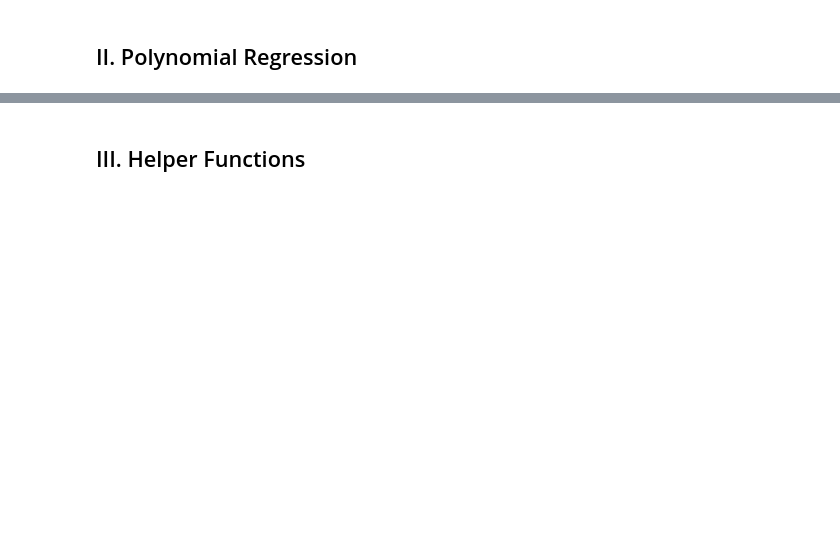
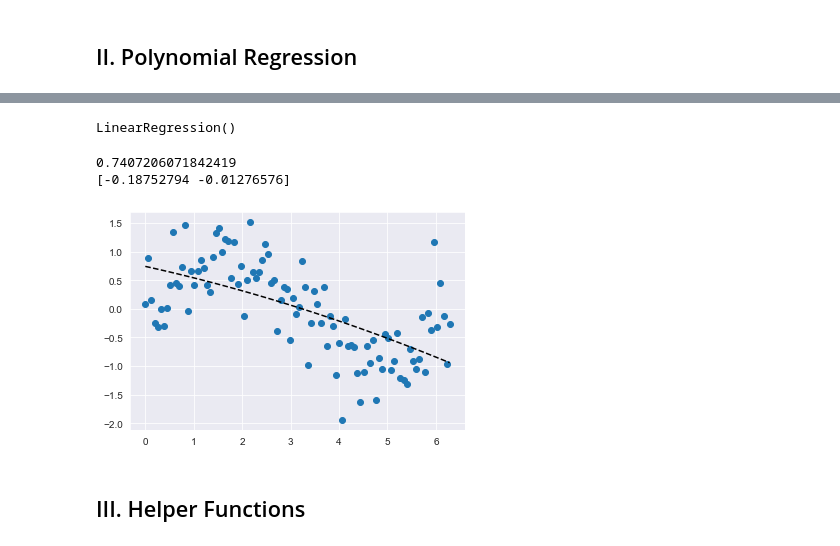
Before and after one commit to tundeiness/How_the_World_Works, a Jupyter notebook: 3 - Workbook - Adding Complexity.ipynb, the cells around one changed output, grey strips where cells are left out. Drawn from its saved outputs; the diff is of its cells as text; code cells hidden in the pictures; blank space fills up the shorter version.

Commit message:
WIP polynomial linear regression

```diff
--- a/3 - Workbook - Adding Complexity.ipynb
+++ b/3 - Workbook - Adding Complexity.ipynb
@@ -15,0 +26,8 @@ Use this space to practice writing and implementing all of the code from Coding
+# %%
+# import the dataset
+
+df = pd.read_csv('simulated_data_csv')
+
+# inspect the head
+
+df.head()
@@ -16,2 +41,14 @@ Use this space to practice writing and implementing all of the code from Coding
 # %% [markdown]
 ## II. Polynomial Regression
+# %%
+# implementing the formula for the second order polynomial ŷ =β0+β1x+β2x2
+
+# make a copy of df
+
+df_copy = df.copy()
+
+# create the x raised to power 2 feature
+
+df_copy['x2'] = np.power(df_copy['x'], 2)
+
+df_copy.head()
@@ -18,2 +62,32 @@ Use this space to practice writing and implementing all of the code from Coding
+# %%
+# fit the second order polynomial
+
+lm = LinearRegression()
+
+target = df_copy.y
+features = df_copy.drop('y', axis=1)
+
+
+lm.fit(features, target)
+# %% [output]
+LinearRegression()
+# %%
+# display coefficient and intercept
+
+print(lm.intercept_)
+print(lm.coef_)
+# %% [output]
+0.7407206071842419
+[-0.18752794 -0.01276576]
+# %%
+# Evaluating the plot visually
+
+plt.scatter(df_copy.x, df_copy.y)
+
+plt.plot(df_copy.x, lm.predict(features), 'k--')
+
+plt.show()
+# %% [output]
+[figure, added]
 # %% [markdown]
 ## III. Helper Functions
```
Also changed, not shown: parts of 12 cells of this notebook, 1 other file.
